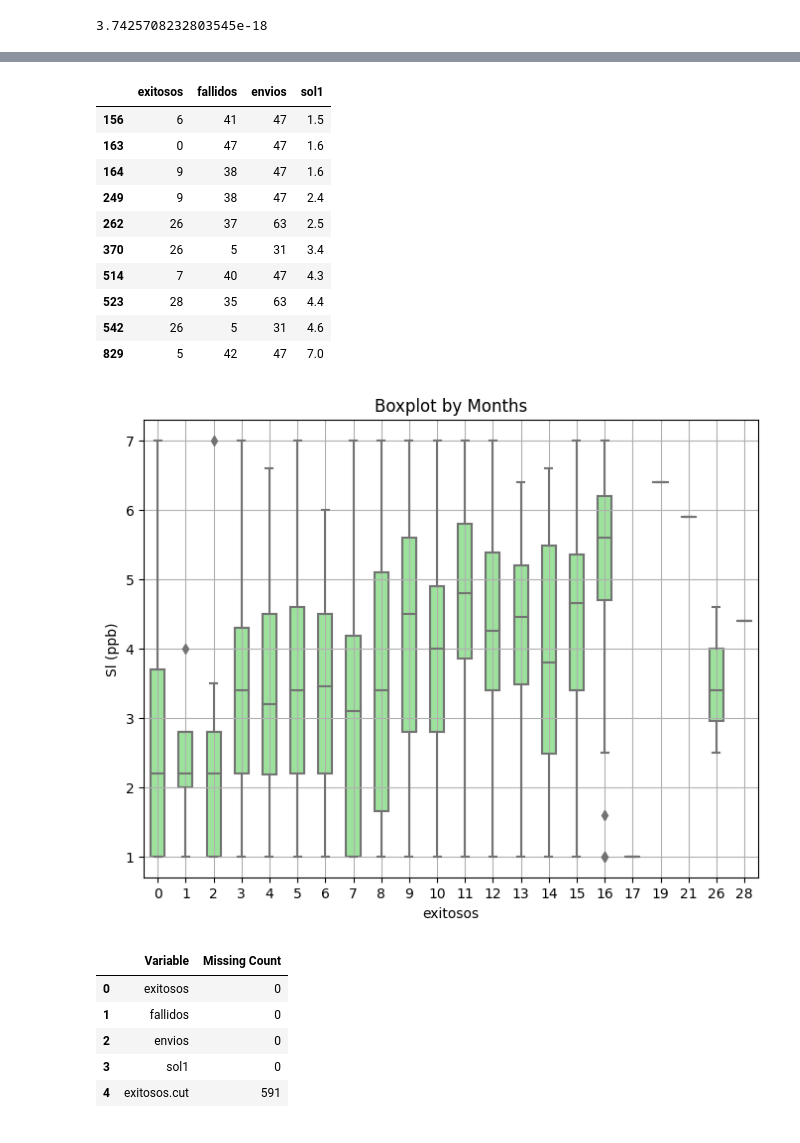
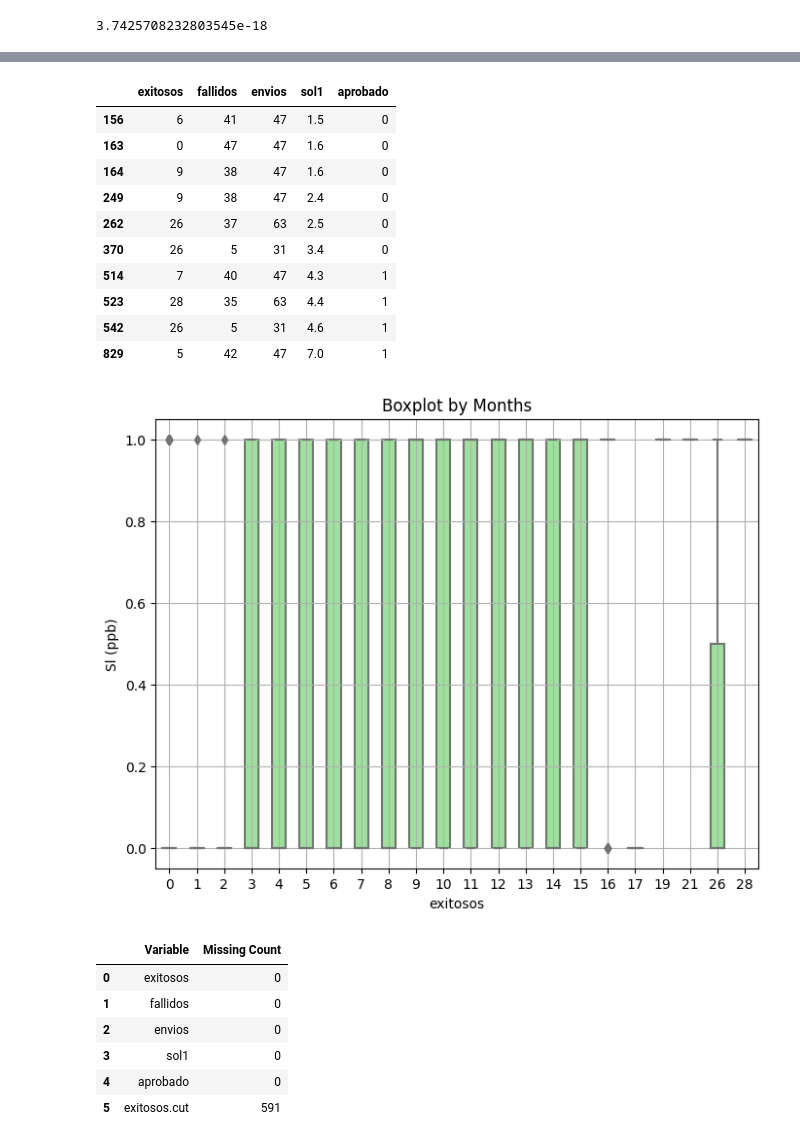
Before and after one commit to tonporaqui/tesis, a Jupyter notebook: jupyter_notebook/notebooks/analisis_datos.ipynb, the cells around one changed output, grey strips where cells are left out. Cells and saved outputs as stored; diff of their text form; code cells hidden in the pictures.

```diff
--- a/jupyter_notebook/notebooks/analisis_datos.ipynb
+++ b/jupyter_notebook/notebooks/analisis_datos.ipynb
@@ -44,3 +42,6 @@ df.head()
 | 2 | 6 | 10 | 16 | 1.0 |
 | 3 | 0 | 0 | 0 | 1.0 |
 | 4 | 0 | 0 | 0 | 1.0 |
+# %%
+df['aprobado']=df.apply(lambda x: funtions.set_in_aprobado_nota(x['sol1']),axis = 1 )
+print(df.columns)
@@ -226,28 +230,28 @@ threshold = 3
 outliers = df[(z_scores > threshold).any(axis=1)]
 display(outliers)
 # %% [output]
-|  | exitosos | fallidos | envios | sol1 |
-| 156 | 6 | 41 | 47 | 1.5 |
-| 163 | 0 | 47 | 47 | 1.6 |
-| 164 | 9 | 38 | 47 | 1.6 |
-| 249 | 9 | 38 | 47 | 2.4 |
-| 262 | 26 | 37 | 63 | 2.5 |
-| 370 | 26 | 5 | 31 | 3.4 |
-| 514 | 7 | 40 | 47 | 4.3 |
-| 523 | 28 | 35 | 63 | 4.4 |
-| 542 | 26 | 5 | 31 | 4.6 |
-| 829 | 5 | 42 | 47 | 7.0 |
+|  | exitosos | fallidos | envios | sol1 | aprobado |
+| 156 | 6 | 41 | 47 | 1.5 | 0 |
+| 163 | 0 | 47 | 47 | 1.6 | 0 |
+| 164 | 9 | 38 | 47 | 1.6 | 0 |
+| 249 | 9 | 38 | 47 | 2.4 | 0 |
+| 262 | 26 | 37 | 63 | 2.5 | 0 |
+| 370 | 26 | 5 | 31 | 3.4 | 0 |
+| 514 | 7 | 40 | 47 | 4.3 | 1 |
+| 523 | 28 | 35 | 63 | 4.4 | 1 |
+| 542 | 26 | 5 | 31 | 4.6 | 1 |
+| 829 | 5 | 42 | 47 | 7.0 | 1 |
 # %%
 # Boxplot por meses
 plt.figure(figsize=(8, 6))
-sns.boxplot(data=data2, x='exitosos', y='sol1', color='lightgreen', width=0.5)
+sns.boxplot(data=data2, x='exitosos', y='aprobado', color='lightgreen', width=0.5)
 plt.xlabel('exitosos')
 plt.ylabel('Sl (ppb)')
 plt.title('Boxplot by Months')
 plt.grid(True)
 plt.show()
 # %% [output]
-[figure, old version]
+[figure, new version]
 # %%
 # Análisis e imputación de datos faltantes
 missing_data = data2.isnull().sum()
@@ -259,7 +263,8 @@ display(missing_data_table)
 | 1 | fallidos | 0 |
 | 2 | envios | 0 |
 | 3 | sol1 | 0 |
-| 4 | exitosos.cut | 591 |
+| 4 | aprobado | 0 |
+| 5 | exitosos.cut | 591 |
 # %%
 # Imputar valores perdidos con la estrategia del promedio
 df_imputed = df.fillna(df.mean())
```
Also changed, not shown: parts of 8 cells of this notebook, 5 other files.
